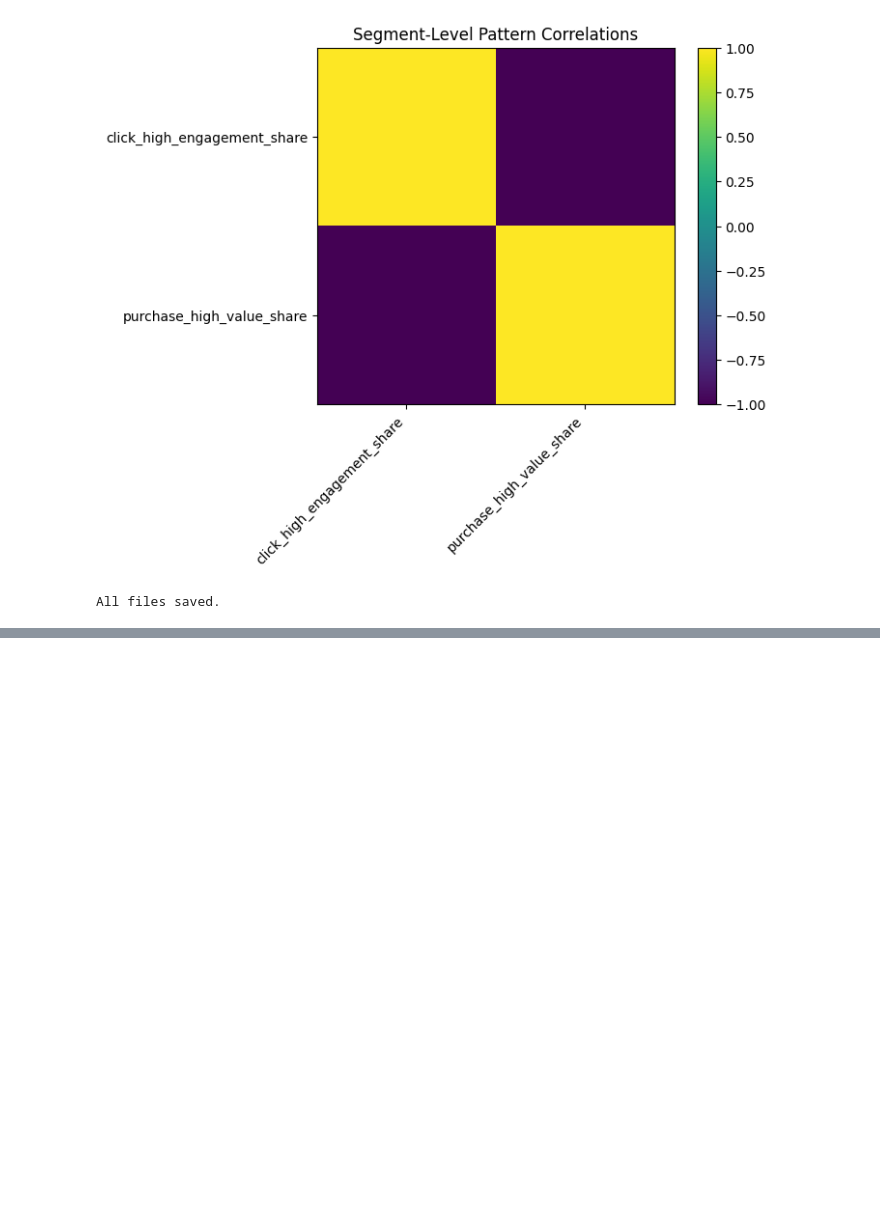
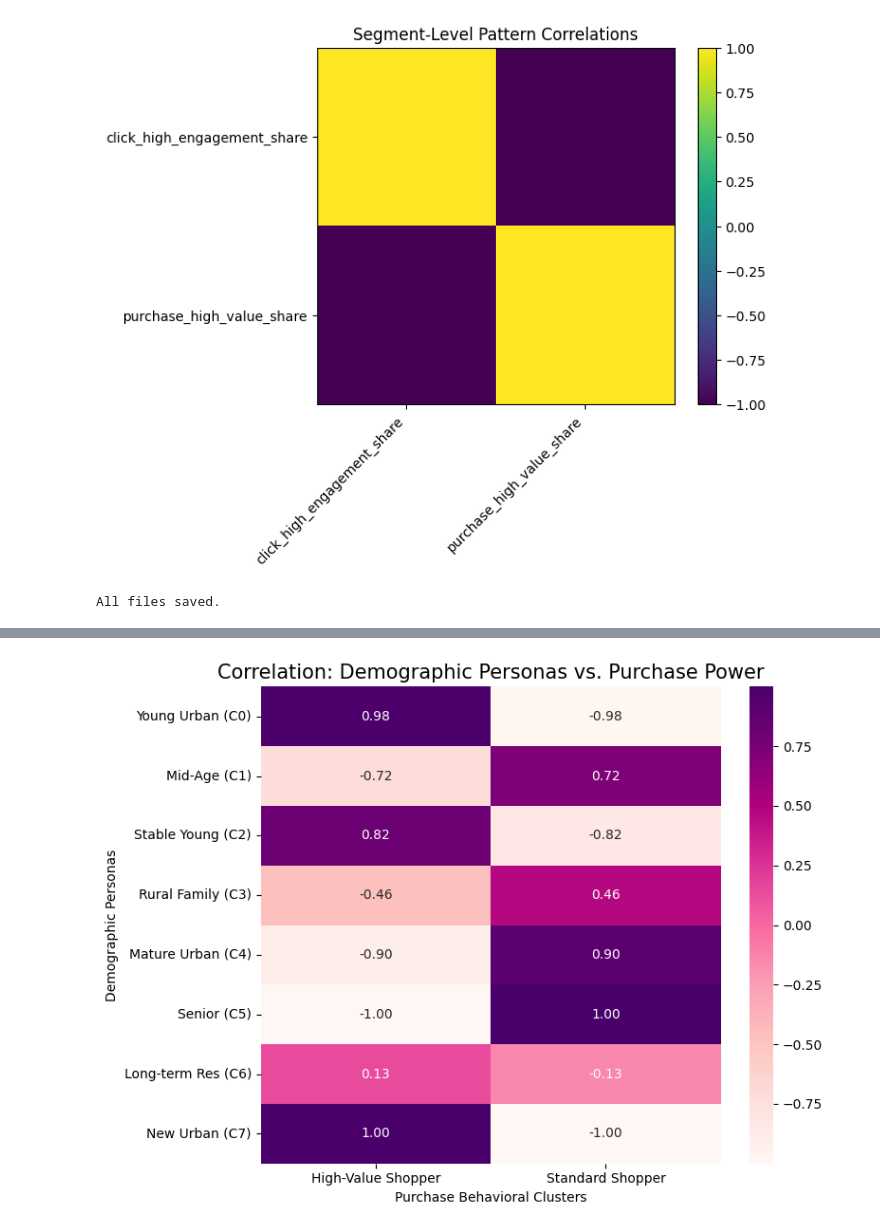
Before and after one commit to RiyaVijayasankar/BlackFriday-UI-Predictions, a Jupyter notebook: src/cleaningdata.ipynb, the cells around one changed output, grey strips where cells are left out. Saved outputs shown, nothing was run; the diff lists cells and outputs as text; code cells hidden in the pictures; blank space fills up the shorter version.

```diff
--- a/src/cleaningdata.ipynb
+++ b/src/cleaningdata.ipynb
@@ -722,0 +755,39 @@ NameError: name 'Evaluator' is not defined
+# %%
+import pandas as pd
+import seaborn as sns
+import matplotlib.pyplot as plt
+from sklearn.metrics.pairwise import cosine_similarity
+from sklearn.decomposition import PCA
+
+# 1. Load your clustered data
+demo_df = pd.read_csv('demographic_clustered.csv')
+purchase_df = pd.read_csv('purchase_clustered.csv')
+
+# 2. Group into Profiles (centroids)
+demo_profile = demo_df.groupby('cluster').mean(numeric_only=True)
+purchase_profile = purchase_df.groupby('cluster').mean(numeric_only=True)
+
+# 3. PCA Alignment (Projecting both into a shared 2D space)
+pca = PCA(n_components=2)
+demo_reduced = pca.fit_transform(demo_profile)
+purchase_reduced = pca.fit_transform(purchase_profile)
+
+# 4. Calculate Similarity
+matrix_values = cosine_similarity(demo_reduced, purchase_reduced)
+
+# 5. Plot the Heatmap
+plt.figure(figsize=(8, 6))
+sns.heatmap(matrix_values,
+            annot=True,
+            cmap='RdPu', # 'Red-Purple' is good for financial/purchase data
+            xticklabels=['High-Value Shopper', 'Standard Shopper'],
+            yticklabels=demo_labels, # Use the same 8 names we defined earlier
+            fmt=".2f")
+
+plt.title("Correlation: Demographic Personas vs. Purchase Power", fontsize=15)
+plt.xlabel("Purchase Behavioral Clusters")
+plt.ylabel("Demographic Personas")
+plt.tight_layout()
+plt.show()
+# %% [output]
+[figure, added]
```
Also changed, not shown: parts of 4 cells of this notebook.
